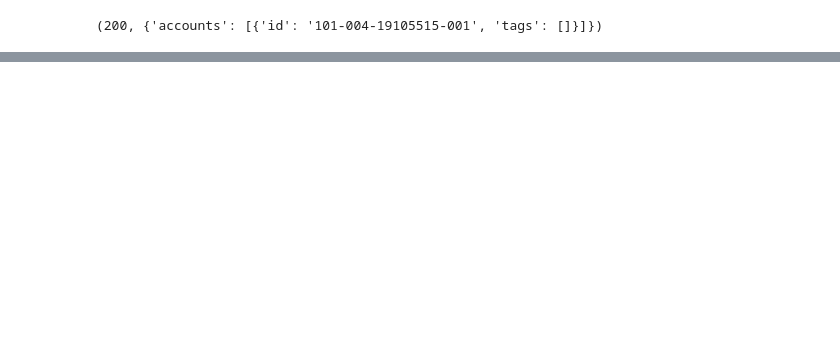
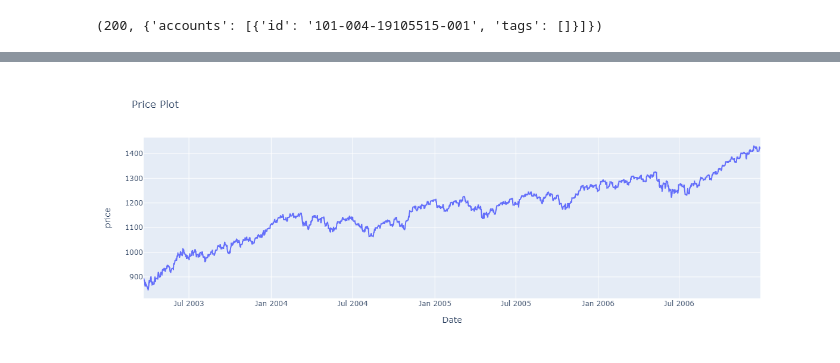
Before and after one commit to camiloblanco/AlgoTrading, a Jupyter notebook: 5_dev/04_White_Robot/White_Robot_V_1_0.ipynb, the cells around one changed output, grey strips where cells are left out. Saved outputs shown, nothing was run; the diff lists cells and outputs as text; code cells hidden in the pictures; blank space fills up the shorter version.

```diff
--- a/5_dev/04_White_Robot/White_Robot_V_1_0.ipynb
+++ b/5_dev/04_White_Robot/White_Robot_V_1_0.ipynb
@@ -96,0 +141,21 @@ candle_data['mid_c'].plot()
+# %%
+from_date = pd.to_datetime('1/1/2003')
+to_date  = pd.to_datetime('12/31/2003')
+candle_data_2003 = oandaAcc.get_candles_dates(asset_name, granularity,from_date,to_date)
+from_date = pd.to_datetime('1/1/2004')
+to_date  = pd.to_datetime('12/31/2004')
+candle_data_2004 = oandaAcc.get_candles_dates(asset_name, granularity,from_date,to_date)
+from_date = pd.to_datetime('1/1/2005')
+to_date  = pd.to_datetime('12/31/2005')
+candle_data_2005 = oandaAcc.get_candles_dates(asset_name, granularity,from_date,to_date)
+from_date = pd.to_datetime('1/1/2006')
+to_date  = pd.to_datetime('12/31/2006')
+candle_data_2006 = oandaAcc.get_candles_dates(asset_name, granularity,from_date,to_date)
+candle_data_2003_2006 = pd.concat([candle_data_2003,candle_data_2004,candle_data_2005,candle_data_2006])
+# %%
+sp500_data = go.Scatter(x=candle_data_2003_2006.index, y=candle_data_2003_2006['mid_c'])
+layout = go.Layout(title='Price Plot', xaxis=dict(title='Date'), yaxis=dict(title='price'))
+fig = go.Figure(data=[sp500_data], layout=layout)
+fig.show()
+# %% [output]
+[figure, added]
```
Also changed, not shown: parts of 10 cells of this notebook, 1 other file.
